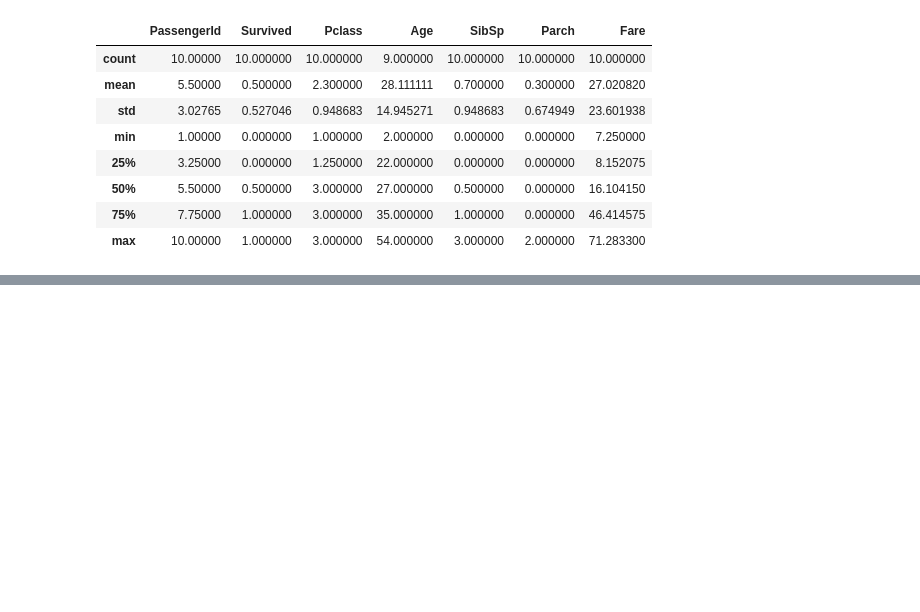
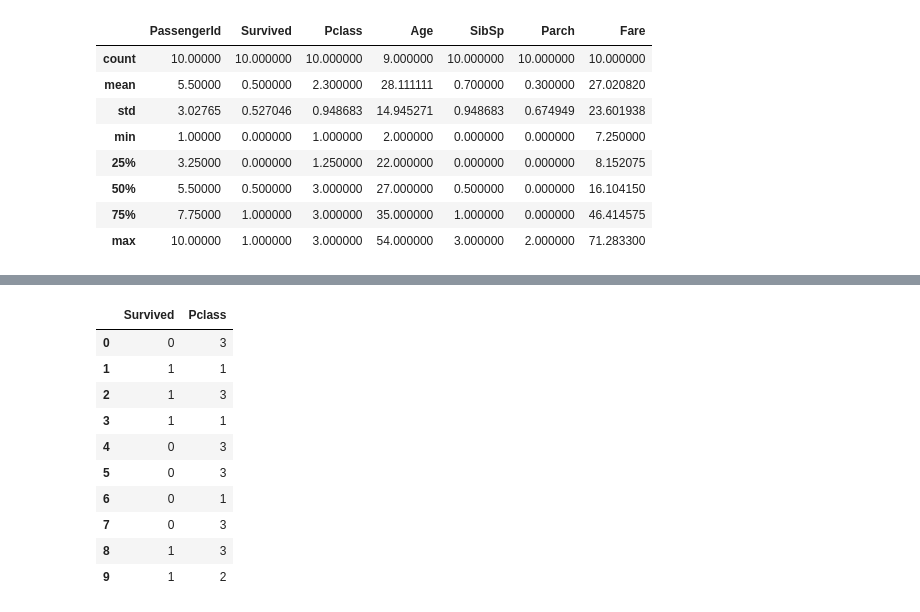
Before and after one commit to mdakram09/study-python, a Jupyter notebook: code_pandas1/examples/Untitled2.ipynb, the cells around one changed output, grey strips where cells are left out. Drawn from its saved outputs; the diff is of its cells as text; code cells hidden in the pictures; blank space fills up the shorter version.

```diff
--- a/code_pandas1/examples/Untitled2.ipynb
+++ b/code_pandas1/examples/Untitled2.ipynb
@@ -189,0 +252,14 @@ tt
+# %%
+tt[["Survived","Pclass"]]
+# %% [output]
+|  | Survived | Pclass |
+| 0 | 0 | 3 |
+| 1 | 1 | 1 |
+| 2 | 1 | 3 |
+| 3 | 1 | 1 |
+| 4 | 0 | 3 |
+| 5 | 0 | 3 |
+| 6 | 0 | 1 |
+| 7 | 0 | 3 |
+| 8 | 1 | 3 |
+| 9 | 1 | 2 |
```
Also changed, not shown: parts of 5 cells of this notebook.
